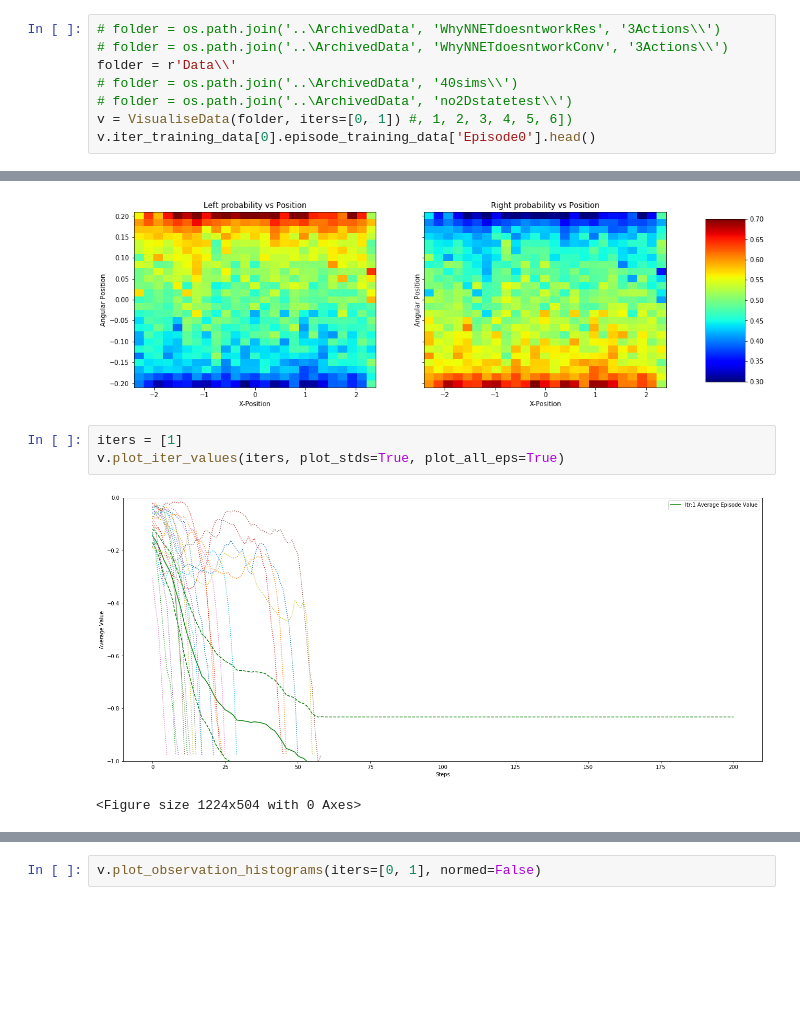
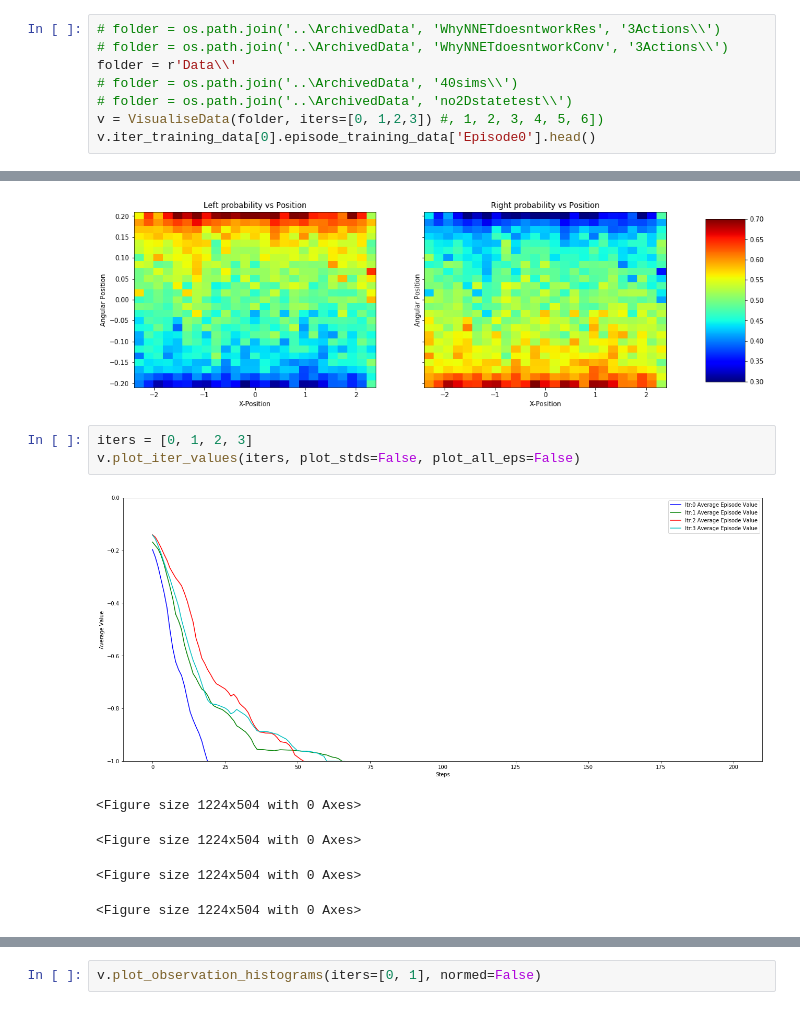
Before and after one commit to alexdarch/Project, a Jupyter notebook: CartPole/ResultsVisualisation.ipynb, the cells around one changed output, grey strips where cells are left out. Drawn from its saved outputs; the diff is of its cells as text; blank space fills up the shorter version.

```diff
--- a/CartPole/ResultsVisualisation.ipynb
+++ b/CartPole/ResultsVisualisation.ipynb
@@ -499,6 +499,6 @@ class VisualiseData:
 folder = r'Data\\'
 # folder = os.path.join('..\ArchivedData', '40sims\\')
 # folder = os.path.join('..\ArchivedData', 'no2Dstatetest\\')
-v = VisualiseData(folder, iters=[0, 1]) #, 1, 2, 3, 4, 5, 6])
+v = VisualiseData(folder, iters=[0, 1,2,3]) #, 1, 2, 3, 4, 5, 6])
 v.iter_training_data[0].episode_training_data['Episode0'].head()
 # %% [output]
@@ -531,9 +531,12 @@ KeyboardInterrupt:
 [figure]
 [figure]
 # %%
-iters = [1]
-v.plot_iter_values(iters, plot_stds=True, plot_all_eps=True)
+iters = [0, 1, 2, 3]
+v.plot_iter_values(iters, plot_stds=False, plot_all_eps=False)
 # %% [output]
-[figure, old version]
+[figure, new version]
 <Figure size 1224x504 with 0 Axes>
+<Figure size 1224x504 with 0 Axes>
+<Figure size 1224x504 with 0 Axes>
+<Figure size 1224x504 with 0 Axes>
 # %%
```
Also changed, not shown: parts of 5 cells of this notebook, 3 other files.
